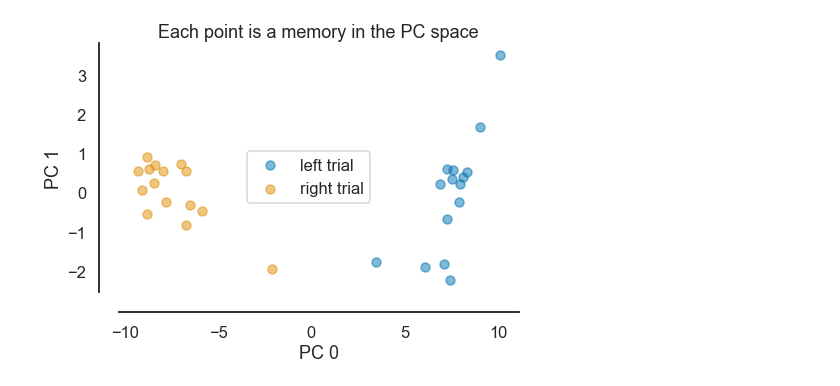
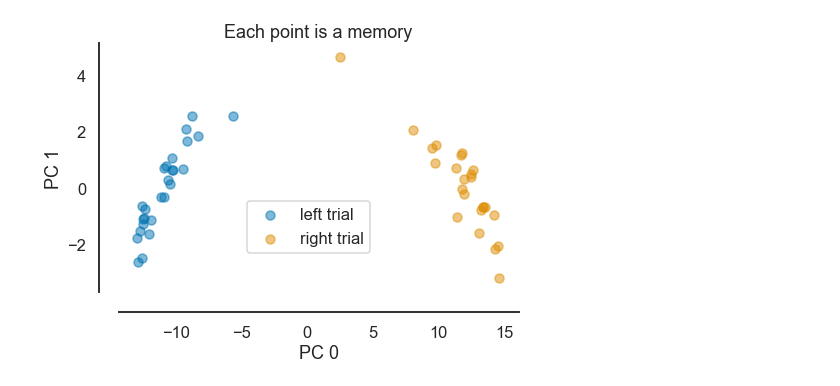
Before and after one commit to qihongl/dnd-lstm, a Jupyter notebook: src/contextual-choice.ipynb, the cells around one changed output. Drawn from its saved outputs; the diff is of its cells as text; code cells hidden in the pictures.

Commit message:
re-factor the task s.t. for api consistency

```diff
--- a/src/contextual-choice.ipynb
+++ b/src/contextual-choice.ipynb
@@ -48,15 +64,16 @@ Y.size: torch.Size([60, 10]), M x T x V x dummy_dim
 # %%
+'''init the agent'''
+
 # set params
-n_hidden = 16
-dim_hidden = n_hidden
+dim_hidden = 32
 dim_output = 2
-dict_len = 50
+dict_len = 100
 learning_rate = 1e-3
 n_epochs = 10
 eta = 0
 
 # init model and hidden state.
-agent = Agent(dim_input, dim_hidden, dim_output, dict_len)
+agent = Agent(task.x_dim, dim_hidden, dim_output, dict_len)
 optimizer = torch.optim.Adam(agent.parameters(), lr=learning_rate)
 # %%
 '''train'''
@@ -212,41 +229,34 @@ f.tight_layout()
 # %%
+'''project memory content to low dim space'''
+
 # organize the values to a numpy array, #memories x mem_dim
 all_keys = np.vstack(
     [agent.dnd.keys[i].data.numpy() for i in range(len(agent.dnd.keys))])
 all_vals = np.vstack(
     [agent.dnd.vals[i].data.numpy() for i in range(len(agent.dnd.vals))])
-all_ys = Y[:M, 0].numpy()
+Y_phase2 = np.squeeze(Y[:M, 0].numpy())
 
 # embed the memory to PC space
 pca = PCA(n_components=10)
 all_vals_pca = pca.fit_transform(all_vals)
 # pick pcs
 pc_x = 0
 pc_y = 1
 
 # plot
 f, ax = plt.subplots(1, 1, figsize=(7, 5))
-for y_val in np.unique(all_ys):
-    y_mask = all_ys == y_val
+for y_val in np.unique(Y_phase2):
+    y_mask = Y_phase2 == y_val
     ax.scatter(
         all_vals_pca[y_mask, pc_x],
         all_vals_pca[y_mask, pc_y],
         marker='o', alpha=.5,
     )
-ax.set_title(f'Each point is a memory in the PC space')
+ax.set_title(f'Each point is a memory')
 ax.set_xlabel(f'PC {pc_x}')
 ax.set_ylabel(f'PC {pc_y}')
-ax.legend(['left trial', 'right trial'], bbox_to_anchor=(.65, .6))
+ax.legend(['left trial', 'right trial'], bbox_to_anchor=(.65, .4))
 sns.despine(offset=20)
 f.tight_layout()
-# f.savefig('../figs/pc-v.png', dpi=100, bbox_inches='tight')
-
-# f, ax = plt.subplots(1, 1, figsize=(6, 4))
-# ax.plot(np.cumsum(pca.explained_variance_ratio_))
-# ax.set_title('cumulative variance explained')
-# ax.set_xlabel('#PCs')
-# ax.set_ylabel('% var explained')
-# sns.despine()
-# f.tight_layout()
 # %% [output]
-[figure, old version]
+[figure, new version]
```
Also changed, not shown: parts of 9 cells of this notebook, 2 other files.
